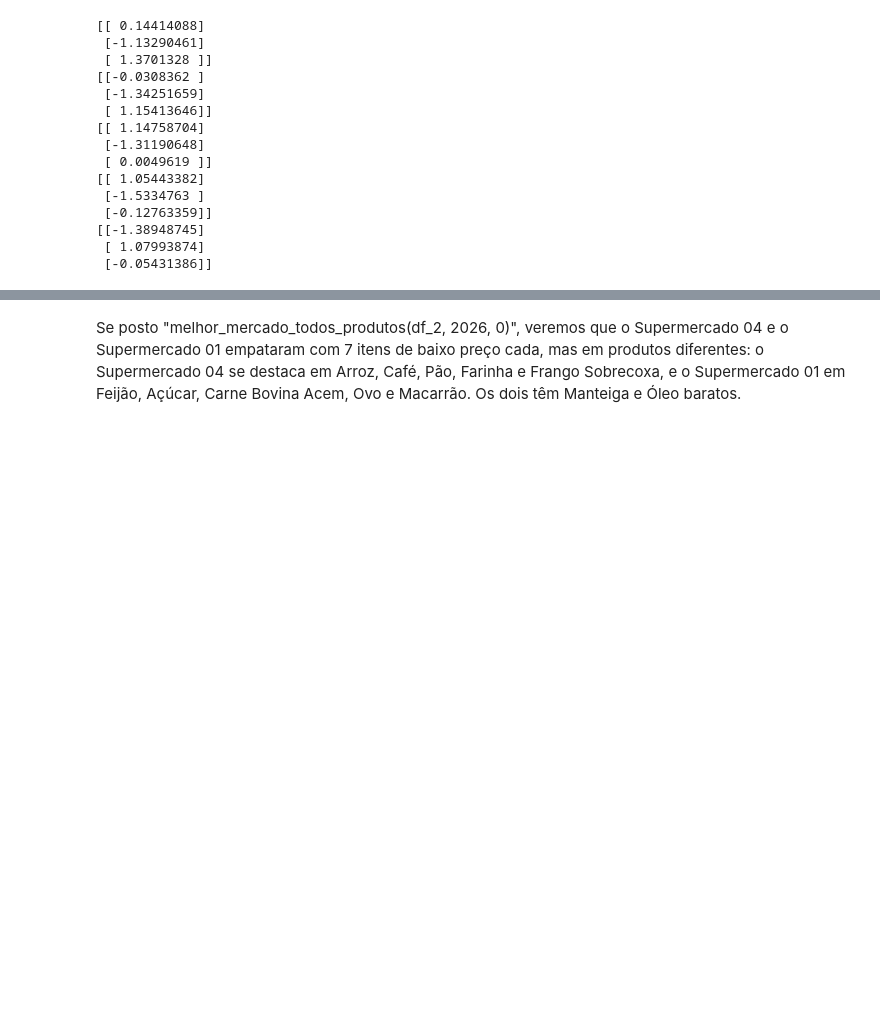
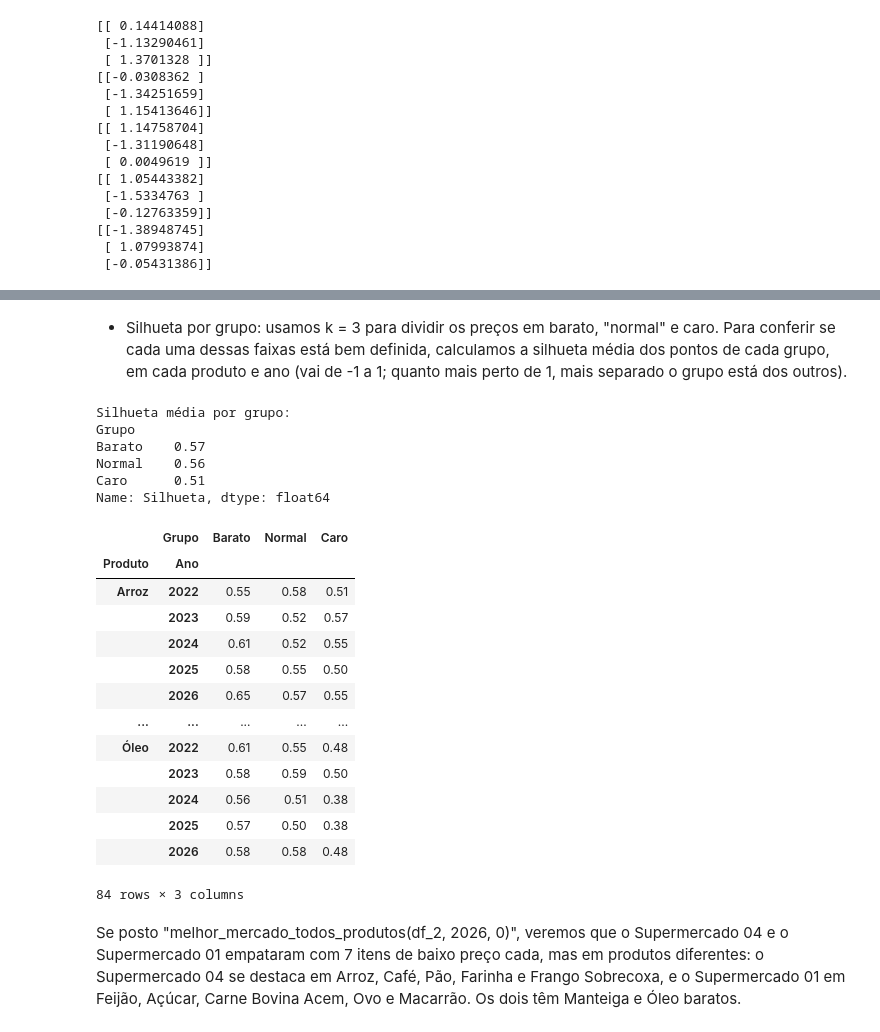
Before and after one commit to Teus-Andrezana/dados_cesta_basica, a Jupyter notebook: notebooks/cesta_basica.ipynb, the cells around one changed output, grey strips where cells are left out. Drawn from its saved outputs; the diff is of its cells as text; code cells hidden in the pictures; blank space fills up the shorter version.

Commit message:
Adicionei o cálculo de silhueta média dos pontos de cada grupo

```diff
--- a/notebooks/cesta_basica.ipynb
+++ b/notebooks/cesta_basica.ipynb
@@ -435,3 +436,68 @@ for y, df_ano in enumerate(dfs_ano):
+# %% [markdown]
+- Silhueta por grupo: usamos k = 3 para dividir os preços em barato, "normal" e caro. Para conferir se cada uma dessas faixas está bem definida, calculamos a silhueta média dos pontos de cada grupo, em cada produto e ano (vai de -1 a 1; quanto mais perto de 1, mais separado o grupo está dos outros).
+# %%
+nomes_grupos = {0: "Barato", 1: "Normal", 2: "Caro"}
+
+silhuetas = []
+for produto in df_2["Produto"].unique():
+    for ano in years:
+        dados_ano = df_2[(df_2["Produto"] == produto) & (df_2["Mes_Ano_Data"].dt.year == ano)]
+
+        # a silhueta precisa de mais amostras do que grupos
+        if dados_ano.shape[0] <= 3:
+            continue
+
+        scaler = StandardScaler()
+        x_scaled = scaler.fit_transform(dados_ano[["PPK_Relativo"]])
+
+        kmeans = KMeans(n_clusters=3, random_state=42, n_init='auto')
+        kmeans.fit(x_scaled)
+
+        # se os preços forem quase todos iguais, o KMeans pode achar menos de 2 grupos
+        if len(set(kmeans.labels_)) < 2:
+            continue
+
+        # mesma ordenação das funções de mercado: 0 = barato, 1 = normal, 2 = caro
+        centros = kmeans.cluster_centers_.ravel()
+        ordem = sorted(range(3), key=lambda c: centros[c])
+        novo_rotulo = {antigo: novo for novo, antigo in enumerate(ordem)}
+        rotulos = np.array([novo_rotulo[l] for l in kmeans.labels_])
+
+        # silhueta de cada ponto, depois a média dentro de cada grupo
+        silhueta_pontos = silhouette_samples(x_scaled, rotulos)
+        for grupo in set(rotulos):
+            silhuetas.append({
+                "Produto": produto,
+                "Ano": ano,
+                "Grupo": nomes_grupos[grupo],
+                "Silhueta": silhueta_pontos[rotulos == grupo].mean(),
+            })
+
+df_silhueta = pd.DataFrame(silhuetas)
+print("Silhueta média por grupo:")
+print(df_silhueta.groupby("Grupo")["Silhueta"].mean().reindex(["Barato", "Normal", "Caro"]).round(2))
+df_silhueta.pivot_table(index=["Produto", "Ano"], columns="Grupo", values="Silhueta")[["Barato", "Normal", "Caro"]].round(2)
+# %% [output]
+Silhueta média por grupo:
+Grupo
+Barato    0.57
+Normal    0.56
+Caro      0.51
+Name: Silhueta, dtype: float64
+|  | Grupo | Barato | Normal | Caro |
+| Produto | Ano |  |  |  |
+| Arroz | 2022 | 0.55 | 0.58 | 0.51 |
+|  | 2023 | 0.59 | 0.52 | 0.57 |
+|  | 2024 | 0.61 | 0.52 | 0.55 |
+|  | 2025 | 0.58 | 0.55 | 0.50 |
+|  | 2026 | 0.65 | 0.57 | 0.55 |
+| ... | ... | ... | ... | ... |
+| Óleo | 2022 | 0.61 | 0.55 | 0.48 |
+|  | 2023 | 0.58 | 0.59 | 0.50 |
+|  | 2024 | 0.56 | 0.51 | 0.38 |
+|  | 2025 | 0.57 | 0.50 | 0.38 |
+|  | 2026 | 0.58 | 0.58 | 0.48 |
+84 rows × 3 columns
 # %%
 # alguns estabelecimentos podem vender diferentes marcas
 # levando em consideracao que +marcas e -preco = melhor mercado com ofertas
```
Also changed, not shown: parts of 4 cells of this notebook, 1 other file.
